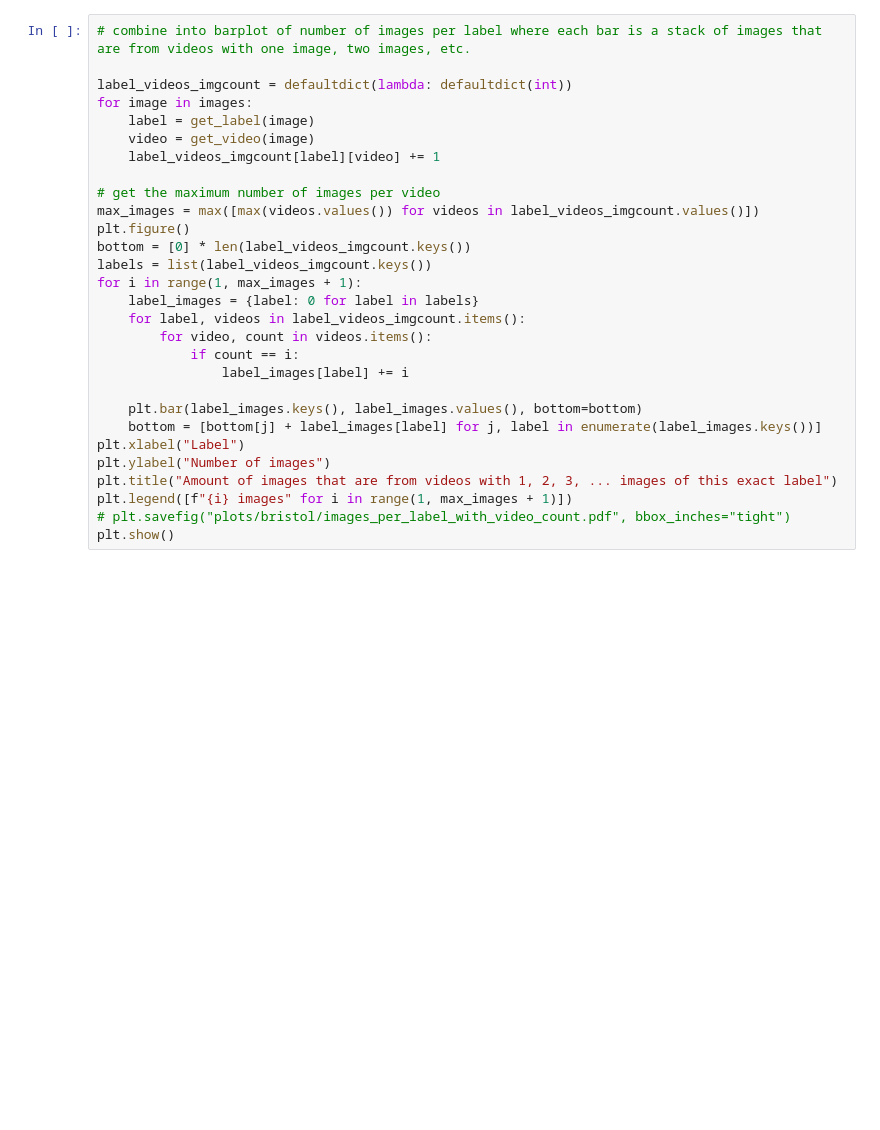
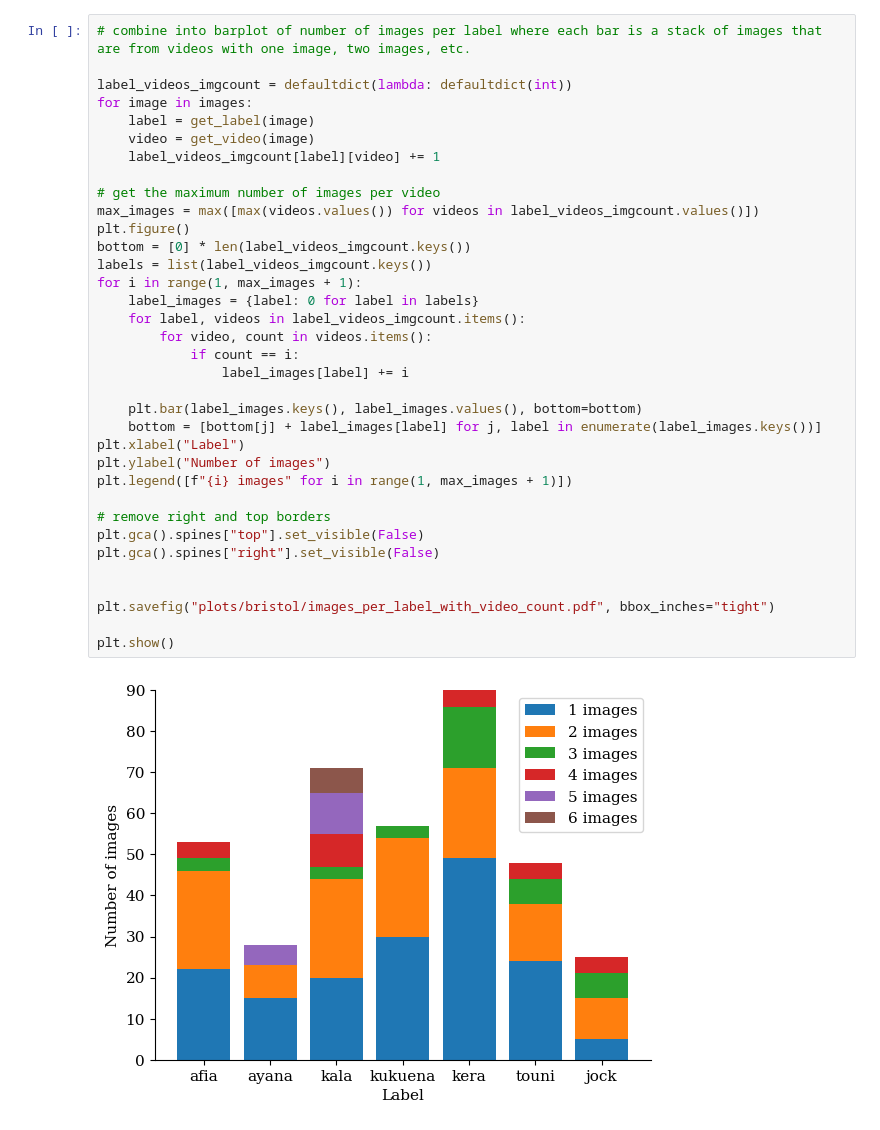
Before and after one commit to liamvdv/gorillatracker, a Jupyter notebook: notebooks/bristol_val_dataset.ipynb, the cells around one changed output. Cells and saved outputs as stored; diff of their text form; blank space fills up the shorter version.

```diff
--- a/notebooks/bristol_val_dataset.ipynb
+++ b/notebooks/bristol_val_dataset.ipynb
@@ -71,32 +80,40 @@ plt.show()
 # %%
 # combine into barplot of number of images per label where each bar is a stack of images that are from videos with one image, two images, etc.
 
 label_videos_imgcount = defaultdict(lambda: defaultdict(int))
 for image in images:
     label = get_label(image)
     video = get_video(image)
     label_videos_imgcount[label][video] += 1
 
 # get the maximum number of images per video
 max_images = max([max(videos.values()) for videos in label_videos_imgcount.values()])
 plt.figure()
 bottom = [0] * len(label_videos_imgcount.keys())
 labels = list(label_videos_imgcount.keys())
 for i in range(1, max_images + 1):
     label_images = {label: 0 for label in labels}
     for label, videos in label_videos_imgcount.items():
         for video, count in videos.items():
             if count == i:
                 label_images[label] += i
 
     plt.bar(label_images.keys(), label_images.values(), bottom=bottom)
     bottom = [bottom[j] + label_images[label] for j, label in enumerate(label_images.keys())]
 plt.xlabel("Label")
 plt.ylabel("Number of images")
-plt.title("Amount of images that are from videos with 1, 2, 3, ... images of this exact label")
 plt.legend([f"{i} images" for i in range(1, max_images + 1)])
-# plt.savefig("plots/bristol/images_per_label_with_video_count.pdf", bbox_inches="tight")
+
+# remove right and top borders
+plt.gca().spines["top"].set_visible(False)
+plt.gca().spines["right"].set_visible(False)
+
+
+plt.savefig("plots/bristol/images_per_label_with_video_count.pdf", bbox_inches="tight")
+
 plt.show()
+# %% [output]
+[figure, added]
 # %%
 from PIL import Image
 
```
Also changed, not shown: parts of 8 cells of this notebook, 4 other files.
